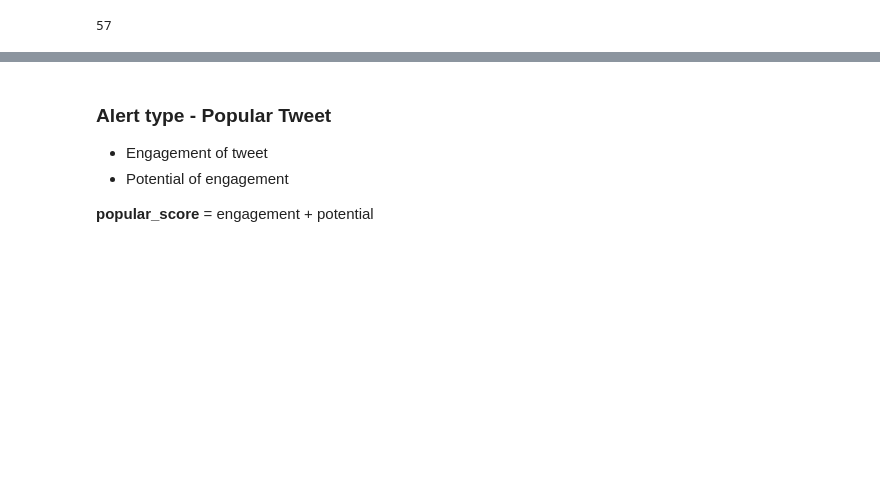
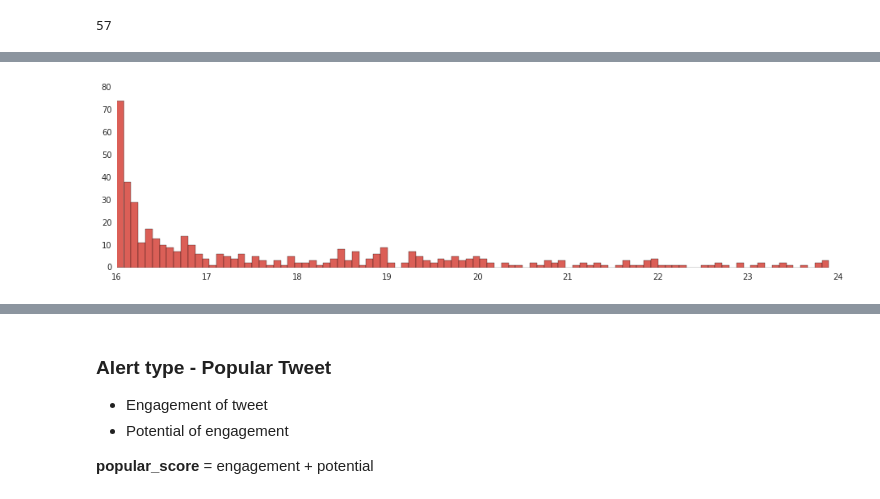
Before and after one commit to encorealerts/ipython-experiments, a Jupyter notebook: adornes/python_analysis_score_alerts.ipynb, the cells around one changed output, grey strips where cells are left out. Cells and saved outputs as stored; diff of their text form; code cells hidden in the pictures; blank space fills up the shorter version.

```diff
--- a/adornes/python_analysis_score_alerts.ipynb
+++ b/adornes/python_analysis_score_alerts.ipynb
@@ -335,0 +332,4 @@ TypeError: argument must be 9-item sequence, not Timestamp
+# %%
+plot_trend_histogram("http://www.manutd.com/en/tour%202015/news%20and%20features/2015/may/manchester%20united%20to%20face%20san%20jose%20earthquakes%20at%20california%20memorial%20stadium.aspx")
+# %% [output]
+[figure, added]
```
Also changed, not shown: parts of 4 cells of this notebook.
